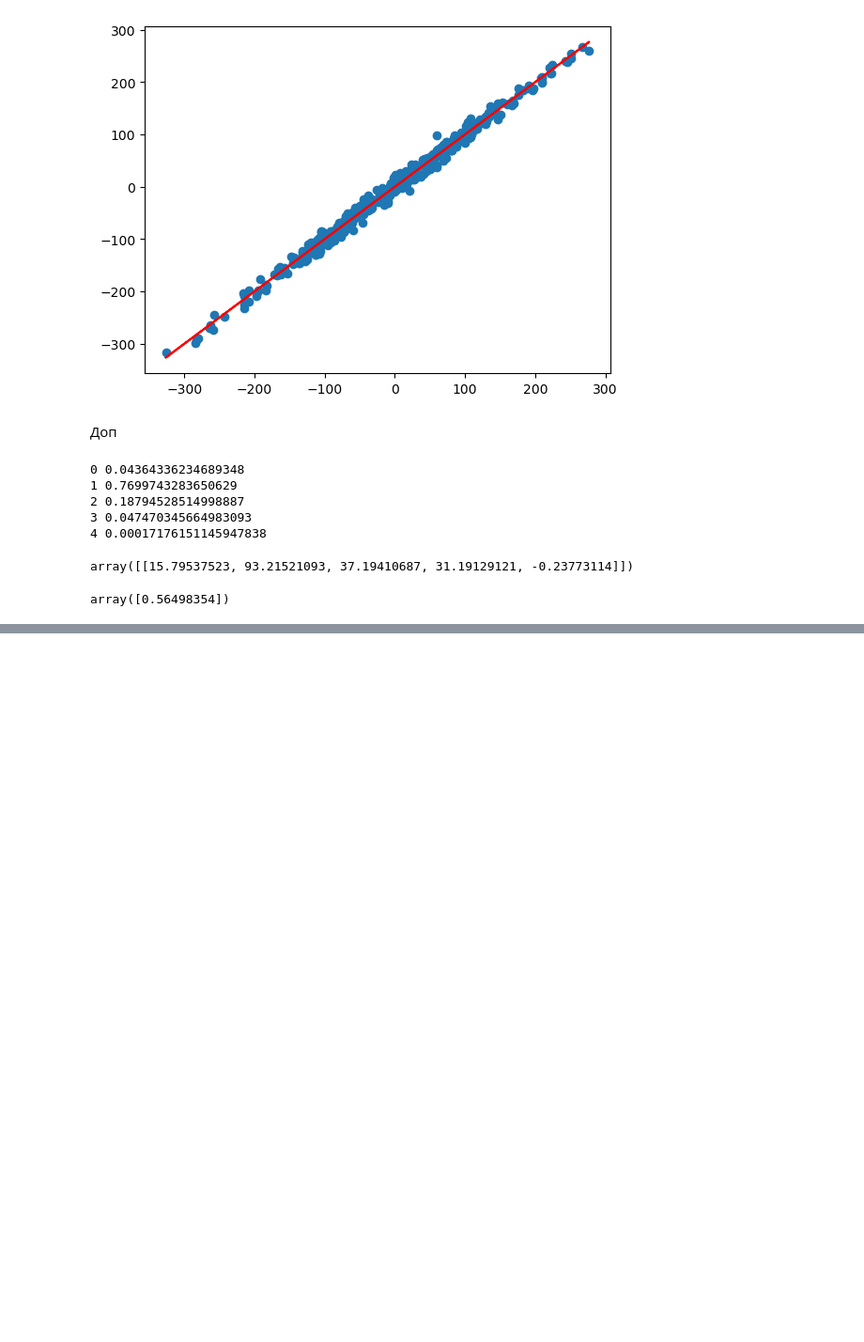
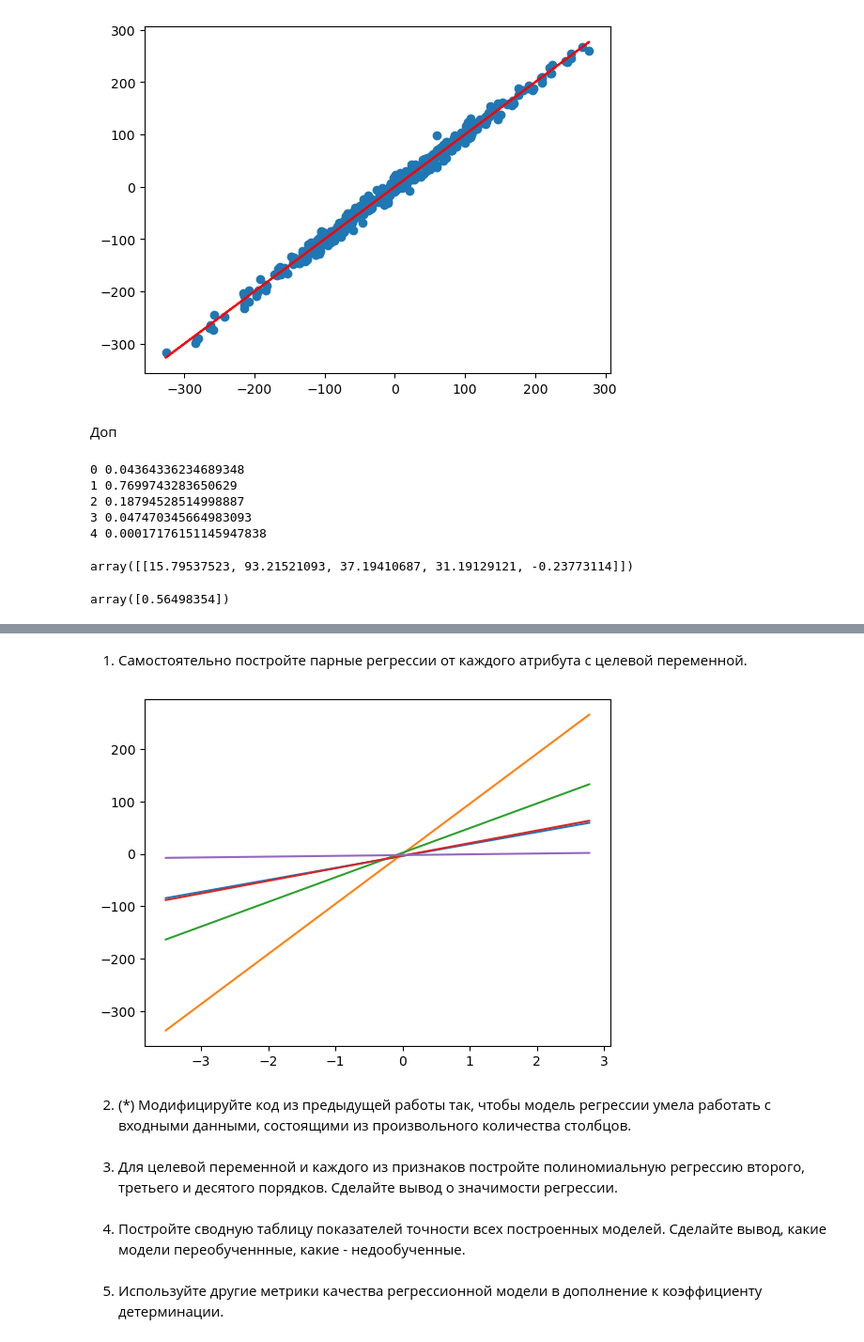
Before and after one commit to Slofya/mlkurs, a Jupyter notebook: ml12.ipynb, the cells around one changed output, grey strips where cells are left out. Shown: that part at 94% size. Drawn from its saved outputs; the diff is of its cells as text; code cells hidden in the pictures; blank space fills up the shorter version.

```diff
--- a/ml12.ipynb
+++ b/ml12.ipynb
@@ -121,0 +131,12 @@ array([0.56498354])
+# %% [markdown]
+1. Самостоятельно постройте парные регрессии от каждого атрибута с целевой переменной.
+# %%
+xx = np.linspace(x[1].min(), x[1].max(), 100).reshape((-1, 1))
+#plt.scatter(x[1], y)
+for i in range(5):
+    binary = LinearRegression().fit(x[[i]], y)
+    plt.plot(xx, binary.predict(xx))
+# %% [output]
+[figure, added]
+# %% [markdown]
+2. (*) Модифицируйте код из предыдущей работы так, чтобы модель регрессии умела работать с входными данными, состоящими из произвольного количества столбцов.
@@ -121,0 +225,6 @@ array([0.56498354])
+# %% [markdown]
+3. Для целевой переменной и каждого из признаков постройте полиномиальную регрессию второго, третьего и десятого порядков. Сделайте вывод о значимости регрессии.
+# %% [markdown]
+4. Постройте сводную таблицу показателей точности всех построенных моделей. Сделайте вывод, какие модели переобученнные, какие - недообученные.
+# %% [markdown]
+5. Используйте другие метрики качества регрессионной модели в дополнение к коэффициенту детерминации.
```
Also changed, not shown: parts of 3 cells of this notebook, 9 other files.
